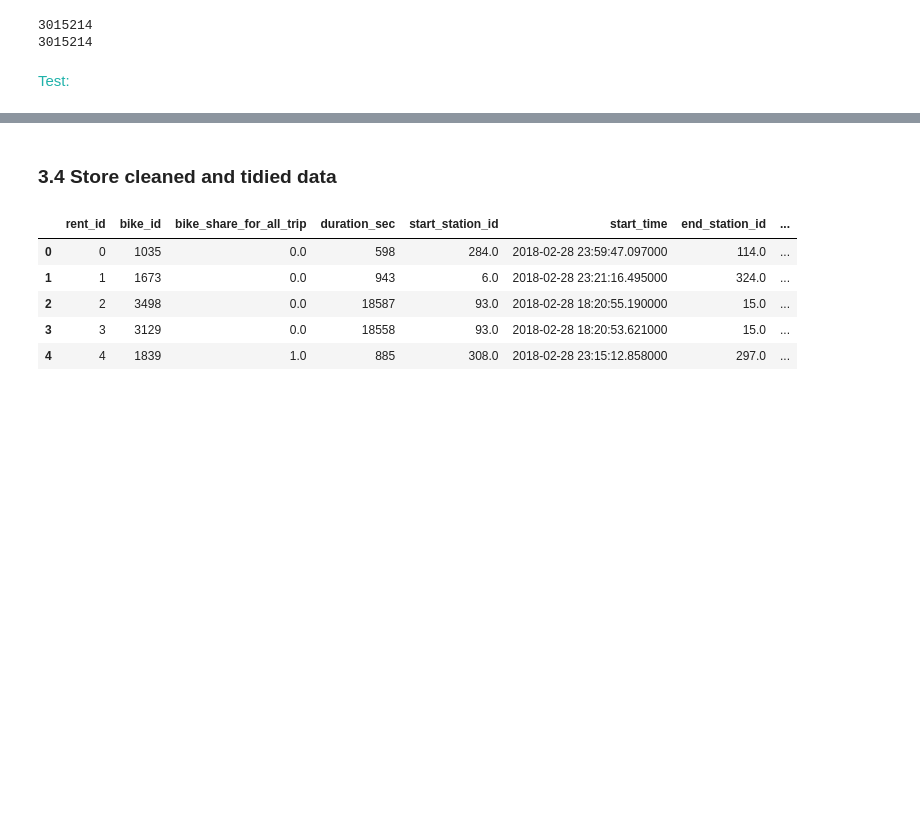
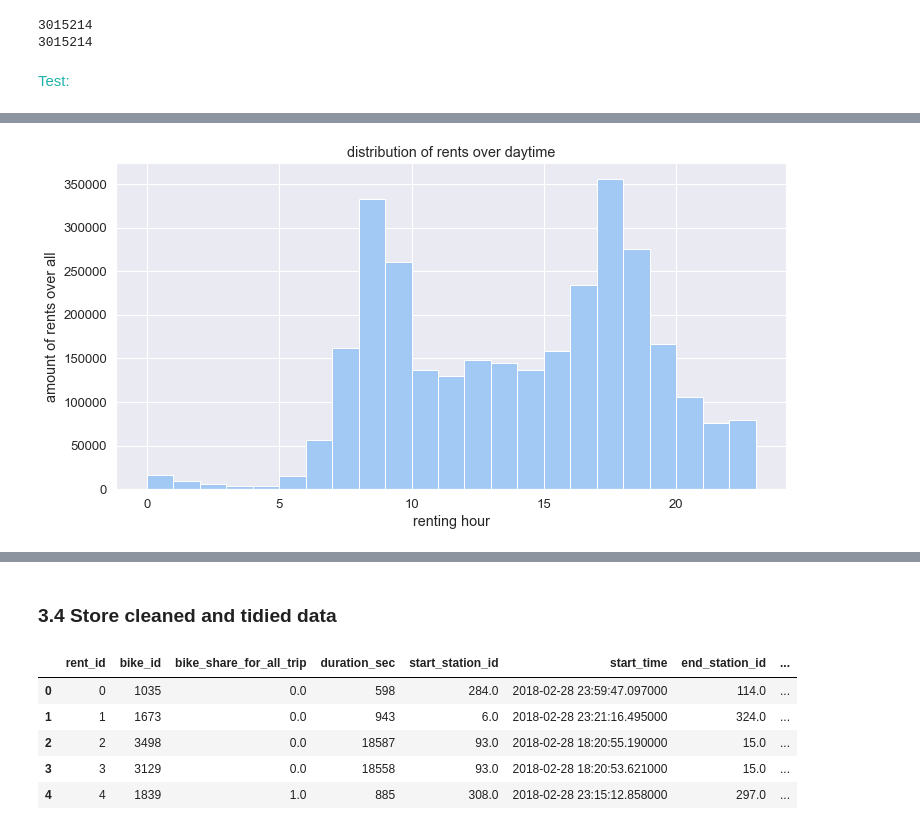
Before and after one commit to resa89/DataAnalystND, a Jupyter notebook: 07_CommunicatingDataFindings/wrangle_act.ipynb, the cells around one changed output, grey strips where cells are left out. Cells and saved outputs as stored; diff of their text form; code cells hidden in the pictures; blank space fills up the shorter version.

```diff
--- a/07_CommunicatingDataFindings/wrangle_act.ipynb
+++ b/07_CommunicatingDataFindings/wrangle_act.ipynb
@@ -629,0 +644,10 @@ Name: age, dtype: float64
+# %%
+bins = np.arange(rent_clean['hour'].min(), rent_clean['hour'].max()+1, 1)
+plt.hist(rent_clean['hour'], bins = bins)
+plt.xlabel("renting hour")
+#plt.xlim(1880, 1950)
+plt.ylabel('amount of rents over all')
+#plt.ylim(0, 1500)
+plt.title('distribution of rents over daytime');
+# %% [output]
+[figure, added]
```
Also changed, not shown: parts of 42 cells of this notebook.
